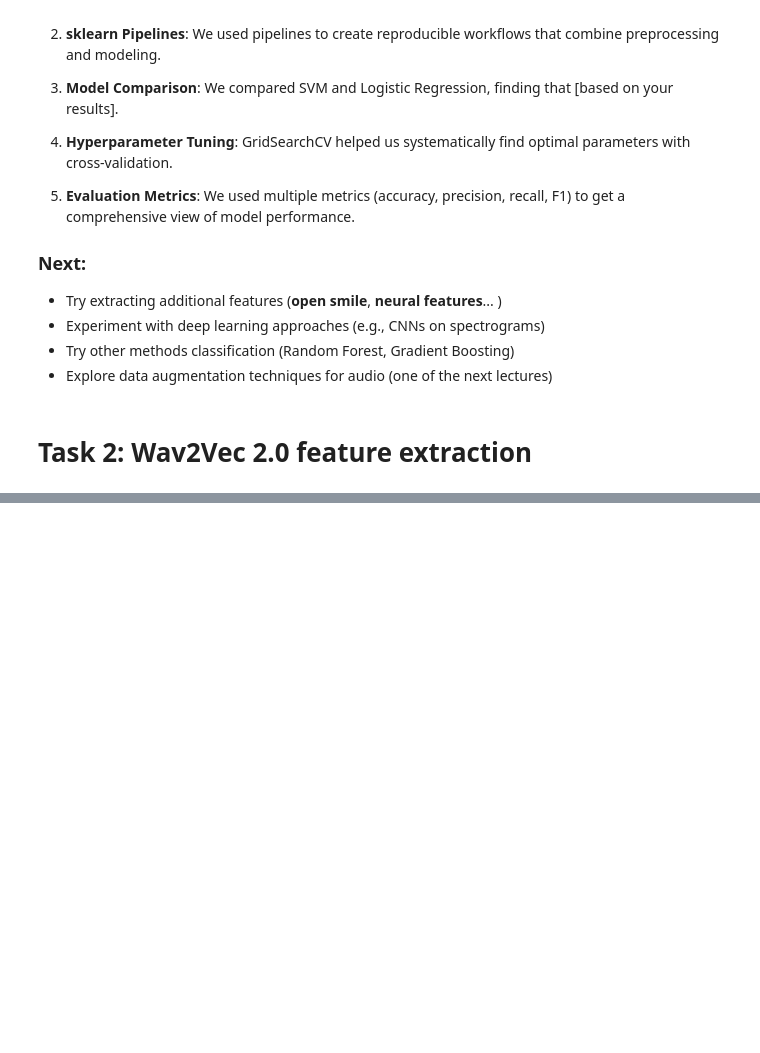
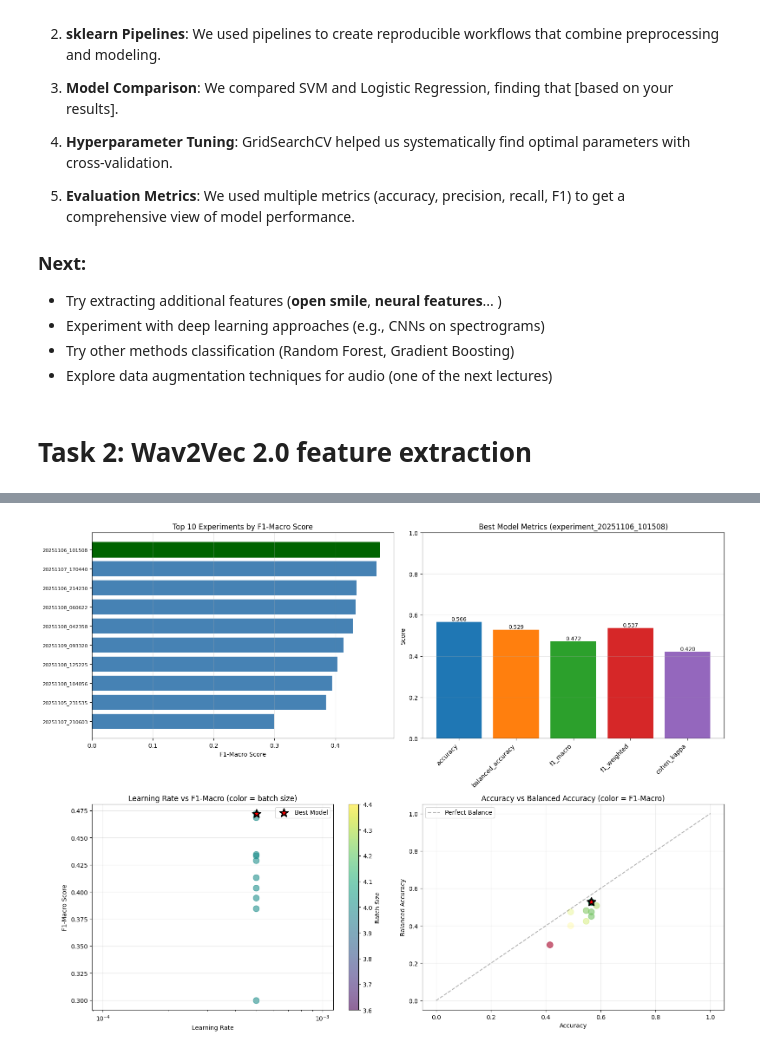
Before and after one commit to SandroDiakourakis/-SLP_PStA_Team_Drzimalla_Diakourakis, a Jupyter notebook: notebooks/SAND_TASK_1.ipynb, the cells around one changed output, grey strips where cells are left out. Cells and saved outputs as stored; diff of their text form; code cells hidden in the pictures; blank space fills up the shorter version.

Commit message:
add analysis to extract the best models from all experiments based on f1_score

```diff
--- a/notebooks/SAND_TASK_1.ipynb
+++ b/notebooks/SAND_TASK_1.ipynb
@@ -1233,0 +1180,76 @@ weighted avg       0.51      0.53      0.51        55
+# %%
+# Visualizations: Compare all experiments
+
+fig, axes = plt.subplots(2, 2, figsize=(16, 12))
+
+# Plot 1: F1-Macro comparison
+ax1 = axes[0, 0]
+df_sorted_plot = df_sorted.head(10)  # Top 10
+ax1.barh(range(len(df_sorted_plot)), df_sorted_plot['f1_macro'], color='steelblue')
+ax1.set_yticks(range(len(df_sorted_plot)))
+ax1.set_yticklabels([name.replace('experiment_', '') for name in df_sorted_plot['experiment_name']], fontsize=8)
+ax1.set_xlabel('F1-Macro Score')
+ax1.set_title('Top 10 Experiments by F1-Macro Score')
+ax1.invert_yaxis()
+ax1.grid(axis='x', alpha=0.3)
+
+# Highlight best
+ax1.get_children()[0].set_color('darkgreen')
+
+# Plot 2: Multiple metrics for best model
+ax2 = axes[0, 1]
+metrics_to_plot = ['accuracy', 'balanced_accuracy', 'f1_macro', 'f1_weighted', 'cohen_kappa']
+values = [best_idx[m] for m in metrics_to_plot]
+bars = ax2.bar(metrics_to_plot, values, color=['#1f77b4', '#ff7f0e', '#2ca02c', '#d62728', '#9467bd'])
+ax2.set_ylabel('Score')
+ax2.set_title(f'Best Model Metrics ({best_exp_name})')
+ax2.set_xticklabels(metrics_to_plot, rotation=45, ha='right')
+ax2.set_ylim(0, 1)
+ax2.grid(axis='y', alpha=0.3)
+
+# Add value labels on bars
+for bar in bars:
+    height = bar.get_height()
+    ax2.text(bar.get_x() + bar.get_width()/2., height,
+            f'{height:.3f}',
+            ha='center', va='bottom', fontsize=9)
+
+# Plot 3: Hyperparameter impact - Learning Rate vs F1-Macro
+ax3 = axes[1, 0]
+scatter = ax3.scatter(df_experiments['lr'], df_experiments['f1_macro'],
+                     c=df_experiments['batch_size'], s=100, alpha=0.6, cmap='viridis')
+ax3.set_xlabel('Learning Rate')
+ax3.set_ylabel('F1-Macro Score')
+ax3.set_title('Learning Rate vs F1-Macro (color = batch size)')
+ax3.set_xscale('log')
+ax3.grid(True, alpha=0.3)
+cbar = plt.colorbar(scatter, ax=ax3)
+cbar.set_label('Batch Size')
+
+# Highlight best model
+best_lr = best_idx['lr']
+best_f1 = best_idx['f1_macro']
+ax3.scatter([best_lr], [best_f1], color='red', s=200, marker='*',
+           edgecolors='black', linewidths=2, label='Best Model', zorder=5)
+ax3.legend()
+
+# Plot 4: Accuracy vs Balanced Accuracy
+ax4 = axes[1, 1]
+ax4.scatter(df_experiments['accuracy'], df_experiments['balanced_accuracy'],
+           s=100, alpha=0.6, c=df_experiments['f1_macro'], cmap='RdYlGn')
+ax4.plot([0, 1], [0, 1], 'k--', alpha=0.3, label='Perfect Balance')
+ax4.set_xlabel('Accuracy')
+ax4.set_ylabel('Balanced Accuracy')
+ax4.set_title('Accuracy vs Balanced Accuracy (color = F1-Macro)')
+ax4.grid(True, alpha=0.3)
+ax4.legend()
+
+# Highlight best model
+ax4.scatter([best_idx['accuracy']], [best_idx['balanced_accuracy']],
+           color='red', s=200, marker='*', edgecolors='black',
+           linewidths=2, zorder=5)
+
+plt.tight_layout()
+plt.show()
+# %% [output]
+[figure, added]
```
Also changed, not shown: parts of 33 cells of this notebook.
